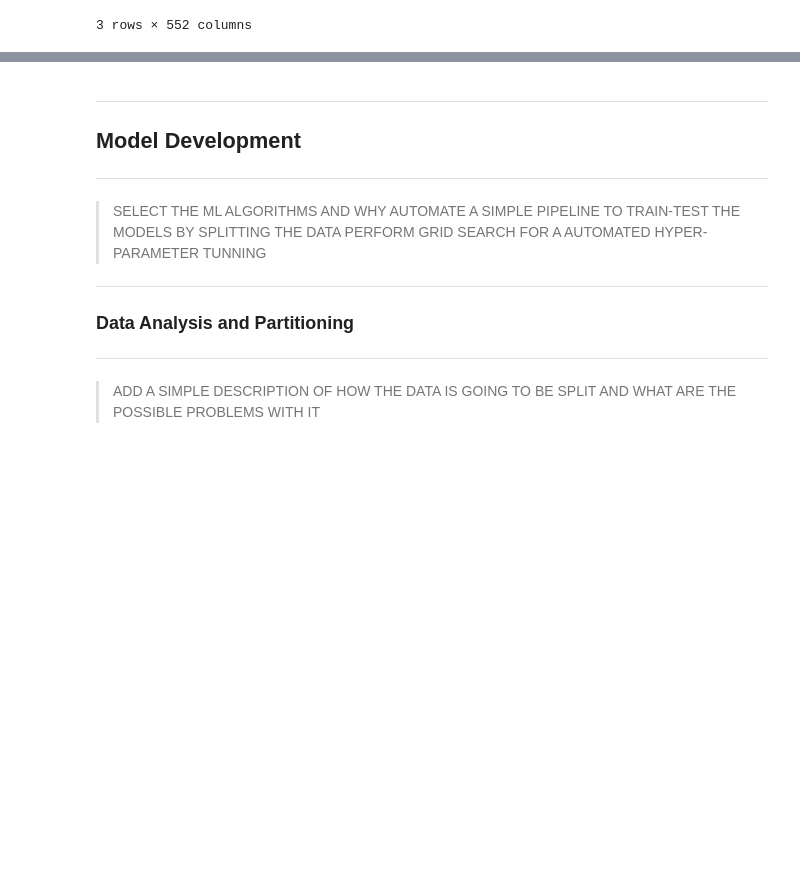
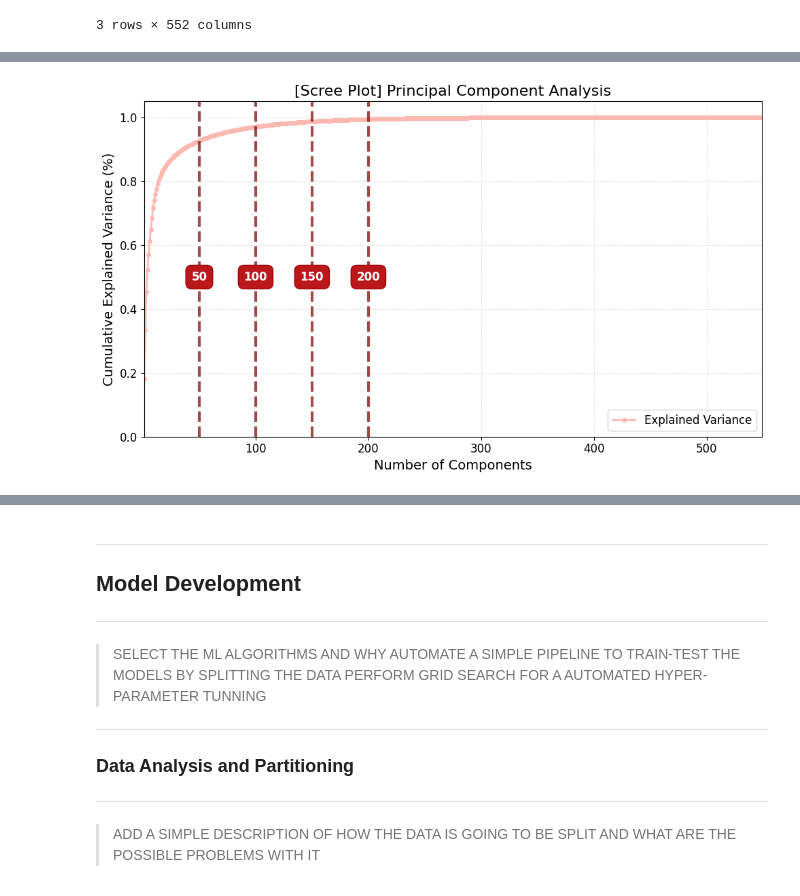
Before and after one commit to EstevesX10/Lung-Cancer-Classification-with-CT-Scans, a Jupyter notebook: Lung Cancer Classification with CT Scans/LungCancerClassification.ipynb, the cells around one changed output, grey strips where cells are left out. Drawn from its saved outputs; the diff is of its cells as text; code cells hidden in the pictures; blank space fills up the shorter version.

```diff
--- a/Lung Cancer Classification with CT Scans/LungCancerClassification.ipynb
+++ b/Lung Cancer Classification with CT Scans/LungCancerClassification.ipynb
@@ -589,6 +591,6 @@ df_final.head(3)
 3 rows × 1634 columns
 # %%
 # Remove rows with at least one null / NaN Value
-df_final = df_final.dropna(how='any')
+df_merged = df_merged.dropna(how='any')
 # %%
 # Inspect the shape of the new dataset
@@ -607,7 +615,7 @@ We must perform data normalization of the dataset in order for the model to not
 # %%
 # Perform Min-Max Scaling for data normalization
-df_final = performDataNormalization(df_final, method='min-max')
-df_final.head(3)
+df_normalized = performDataNormalization(df_merged, method='min-max')
+df_normalized.head(3)
 # %% [output]
 |  | nodule_id | slice_thickness | pixel_spacing | slice_spacing | subtlety | internalStructure | calcification | ... |
 | 0 | LIDC-IDRI-0001-1 | 0.431818 | 0.469697 | 0.444444 | 5 | 1 | 6 | ... |
@@ -619,7 +635,7 @@ df_final.head(3)
 # %%
 # Remove Highly correlated features
-df_final = removeHighlyCorrelatedFeatures(df_final)
-df_final.head(3)
+df_clean = removeHighlyCorrelatedFeatures(df_normalized)
+df_clean.head(3)
 # %% [output]
 |  | nodule_id | slice_thickness | pixel_spacing | subtlety | internalStructure | calcification | sphericity | ... |
 | 0 | LIDC-IDRI-0001-1 | 0.431818 | 0.469697 | 5 | 1 | 6 | 3 | ... |
@@ -628,0 +660,9 @@ df_final.head(3)
+# %%
+# Fetch the features of the dataframe to perform PCA
+X_initial = df_clean.drop(columns=['nodule_id', 'malignancy'])
+# %%
+# Perform PCA with the maximum amount of components
+(_, explainedVariance, pcValues) = computePCA(549, X_initial)
+plotScreeGraph(pcValues, explainedVariance)
+# %% [output]
+[figure, new version]
```
Also changed, not shown: parts of 48 cells of this notebook.
